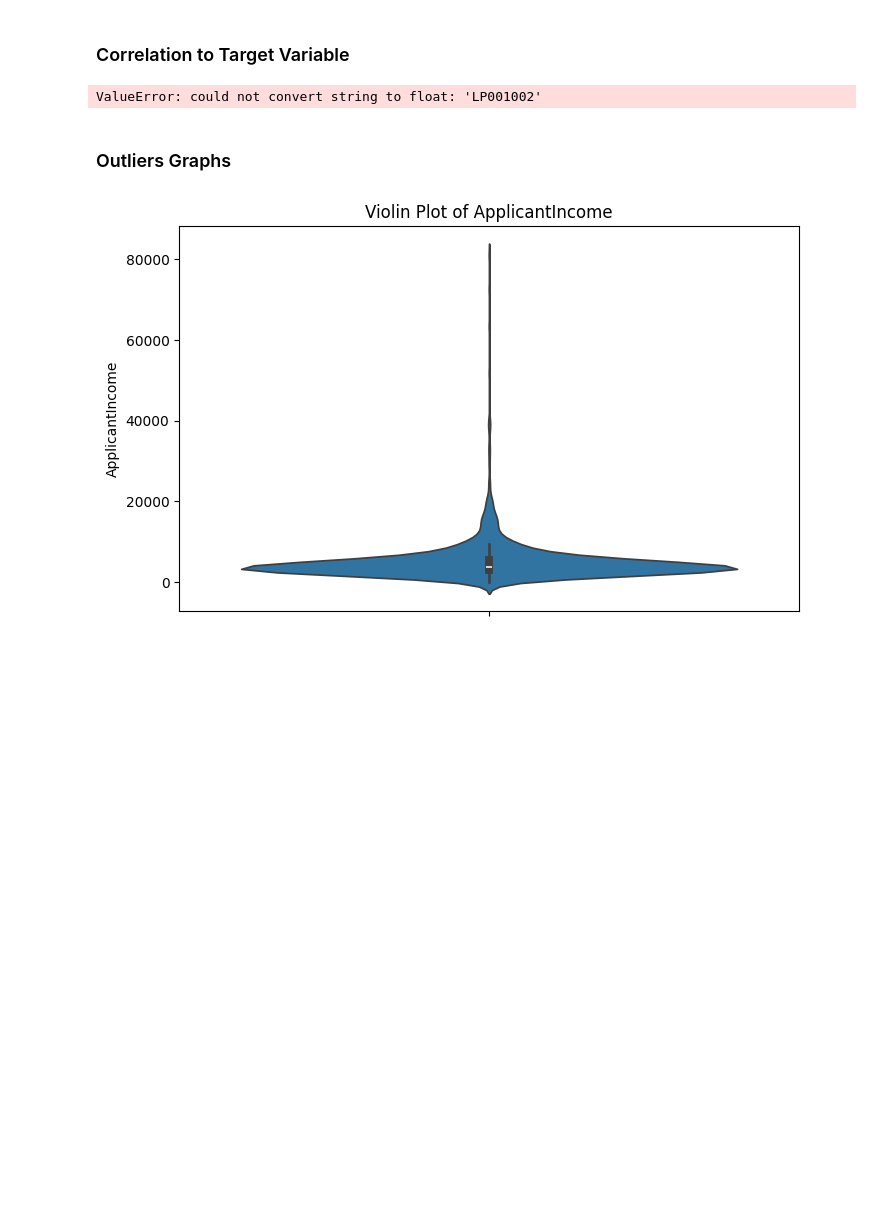
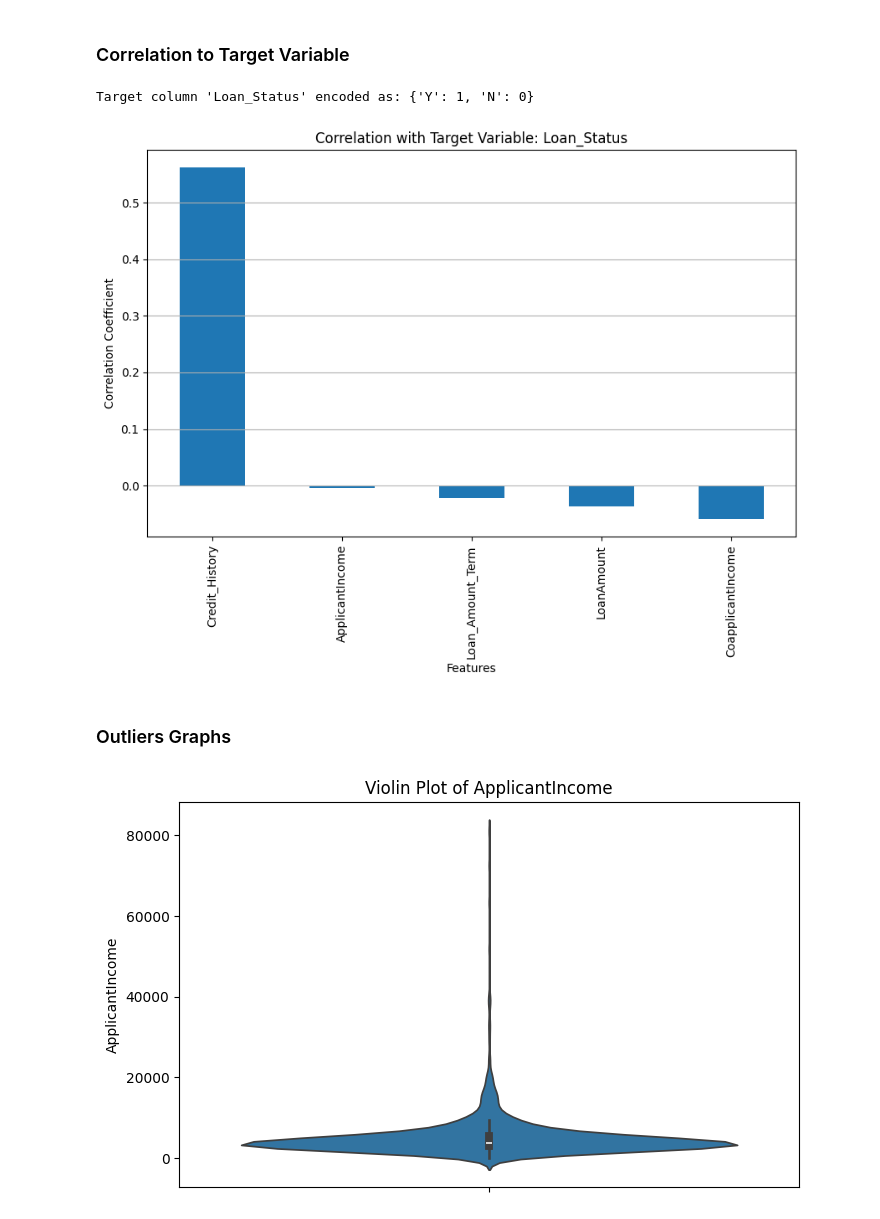
Before and after one commit to TonyVallad/Simplon, a Jupyter notebook: Brief_Prediction_Eligibilite_Credit_Banque/Notebook_Prediction_Eligibilite.ipynb, the cells around one changed output. Drawn from its saved outputs; the diff is of its cells as text; code cells hidden in the pictures; blank space fills up the shorter version.

```diff
--- a/Brief_Prediction_Eligibilite_Credit_Banque/Notebook_Prediction_Eligibilite.ipynb
+++ b/Brief_Prediction_Eligibilite_Credit_Banque/Notebook_Prediction_Eligibilite.ipynb
@@ -149,35 +156,51 @@ ValueError: could not convert string to float: 'LP001002'
 # %%
 def display_correlations_with_target(dataframe, target_column):
     """
     Displays a bar plot of correlations between all numeric columns and the target variable.
 
     Parameters:
     - dataframe (pd.DataFrame): The dataframe containing the data.
     - target_column (str): The target column to calculate correlations with.
 
     Returns:
     - None: Displays the bar plot directly.
     """
     if target_column not in dataframe.columns:
         print(f"Target column '{target_column}' not found in the dataframe.")
         return
 
+    # Encode the target column if it is non-numeric
+    if not pd.api.types.is_numeric_dtype(dataframe[target_column]):
+        dataframe = dataframe.copy()  # Avoid modifying the original dataframe
+        target_mapping = {'Y': 1, 'N': 0}  # Inverted encoding
+        dataframe[target_column] = dataframe[target_column].map(target_mapping)
+        print(f"Target column '{target_column}' encoded as: {target_mapping}")
+
+    # Select numeric columns
+    numeric_dataframe = dataframe.select_dtypes(include=['number'])
+
+    if target_column not in numeric_dataframe.columns:
+        print(f"Target column '{target_column}' could not be converted to numeric.")
+        return
+
     # Calculate correlations with the target column
-    correlations = dataframe.corr()[target_column].drop(target_column)
+    correlations = numeric_dataframe.corr()[target_column].drop(target_column)
 
+    # Plot the correlations
     plt.figure(figsize=(10, 6))
     correlations.sort_values(ascending=False).plot(kind='bar')
     plt.title(f"Correlation with Target Variable: {target_column}")
     plt.ylabel("Correlation Coefficient")
     plt.xlabel("Features")
     plt.grid(axis='y')
     plt.show()
 
 
 # Display correlations with target variable 'Loan_Status'
 display_correlations_with_target(loan_data_df, target_column="Loan_Status")
 # %% [output]
-ValueError: could not convert string to float: 'LP001002'
+Target column 'Loan_Status' encoded as: {'Y': 1, 'N': 0}
+[figure, added]
 # %% [markdown]
 ### Outliers Graphs
 # %%
```
Also changed, not shown: parts of 3 cells of this notebook.
